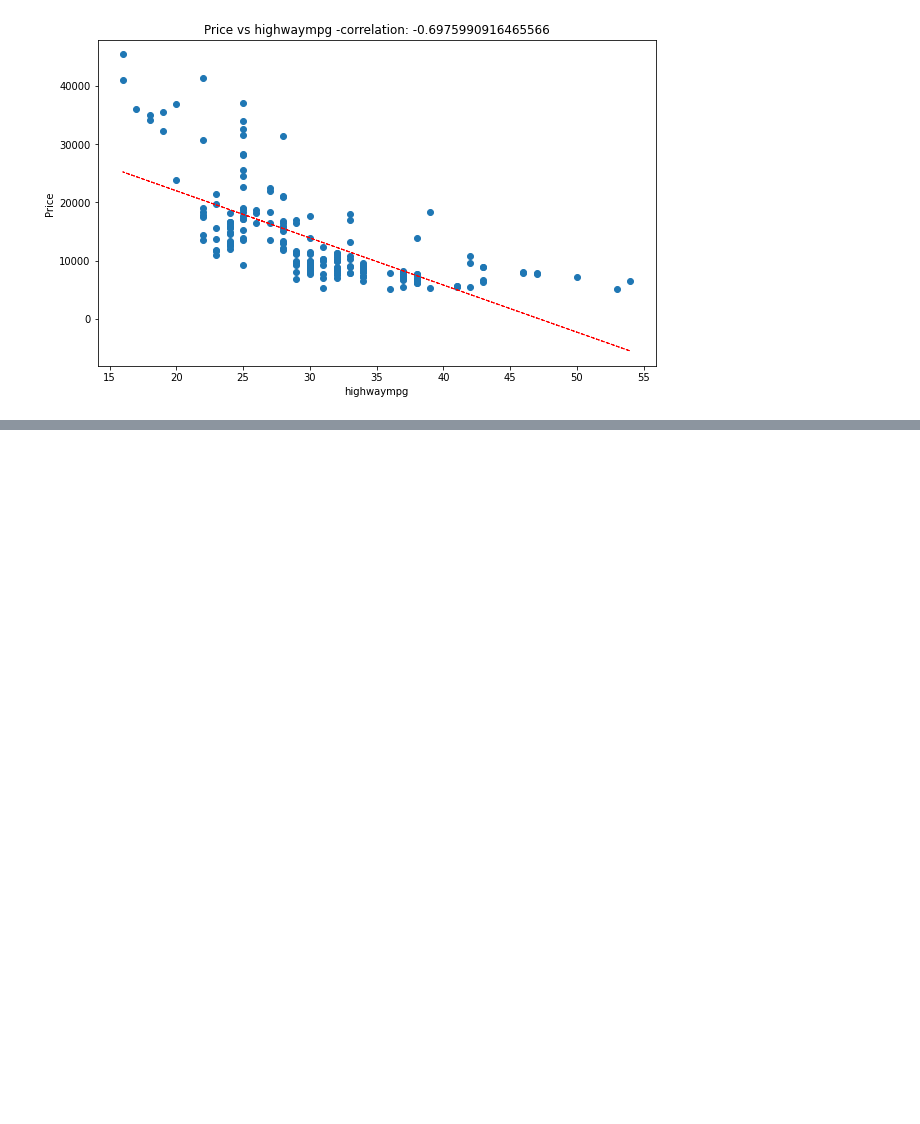
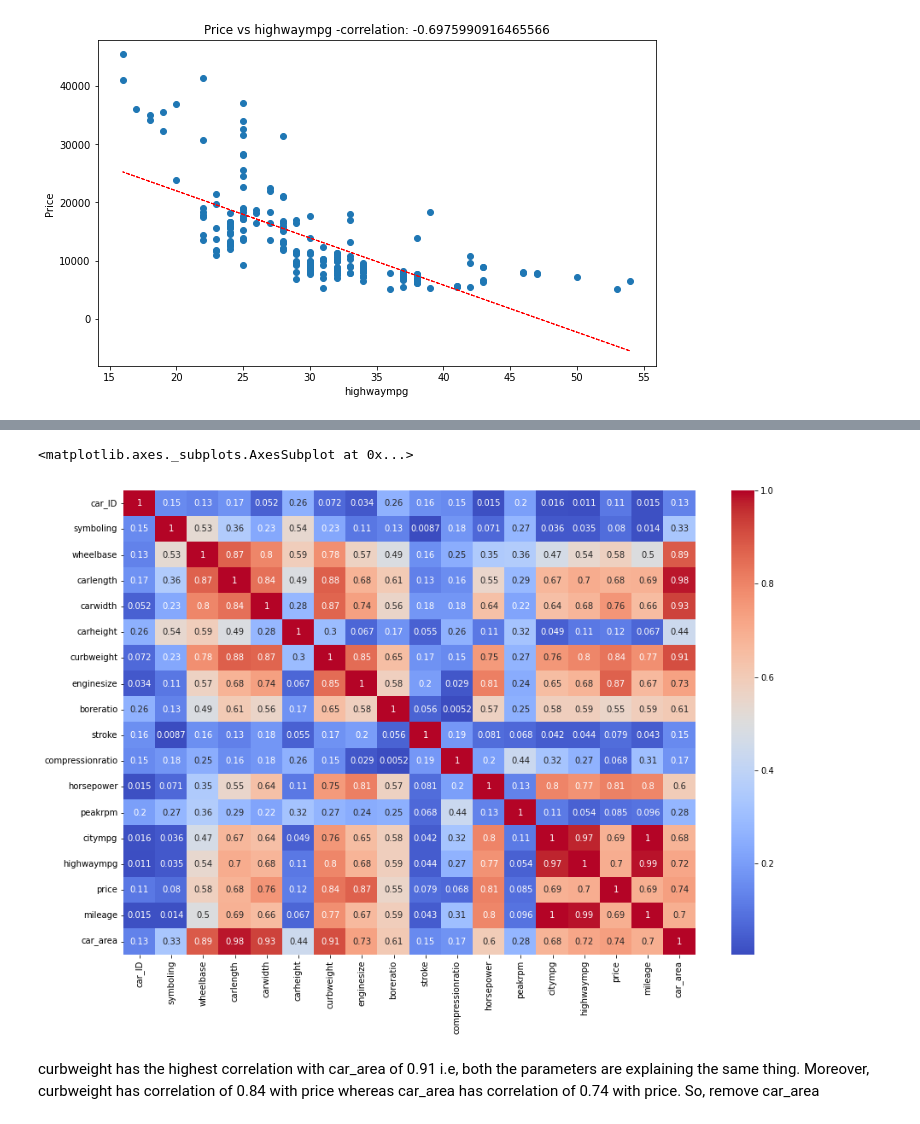
Before and after one commit to DebarajPurohit/car-price-prediction, a Jupyter notebook: car_price_prediction.ipynb, the cells around one changed output, grey strips where cells are left out. Cells and saved outputs as stored; diff of their text form; code cells hidden in the pictures; blank space fills up the shorter version.

```diff
--- a/car_price_prediction.ipynb
+++ b/car_price_prediction.ipynb
@@ -255,0 +349,9 @@ plt.show()
+# %%
+plt.figure(figsize=(15,10))
+correlation= dataset.corr()
+sns.heatmap(abs(correlation), annot = True, cmap='coolwarm')
+# %% [output]
+<matplotlib.axes._subplots.AxesSubplot at 0x...>
+[figure, added]
+# %% [markdown]
+curbweight has the highest correlation with car_area of 0.91 i.e, both the parameters are explaining the same thing. Moreover, curbweight has correlation of 0.84 with price whereas car_area has correlation of 0.74 with price. So, remove car_area
```
Also changed, not shown: parts of 17 cells of this notebook.
